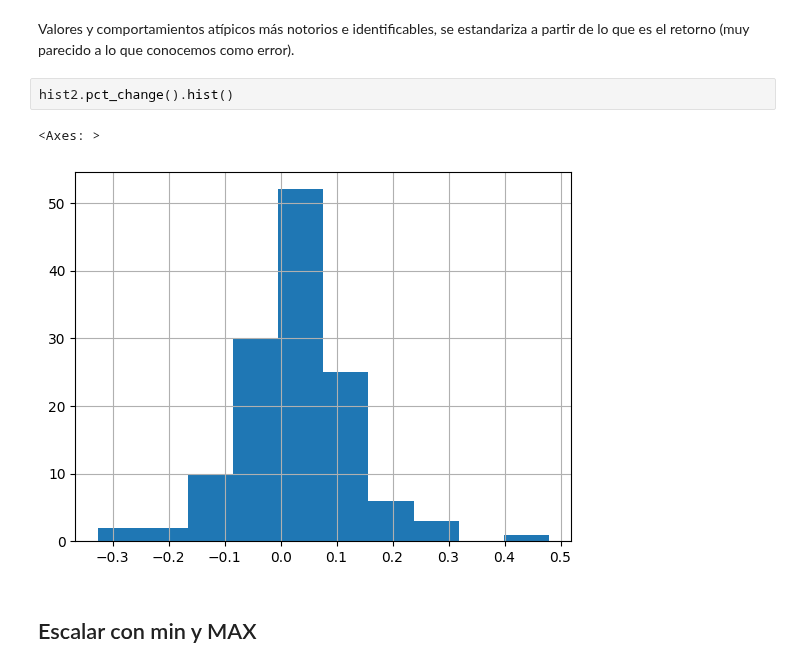
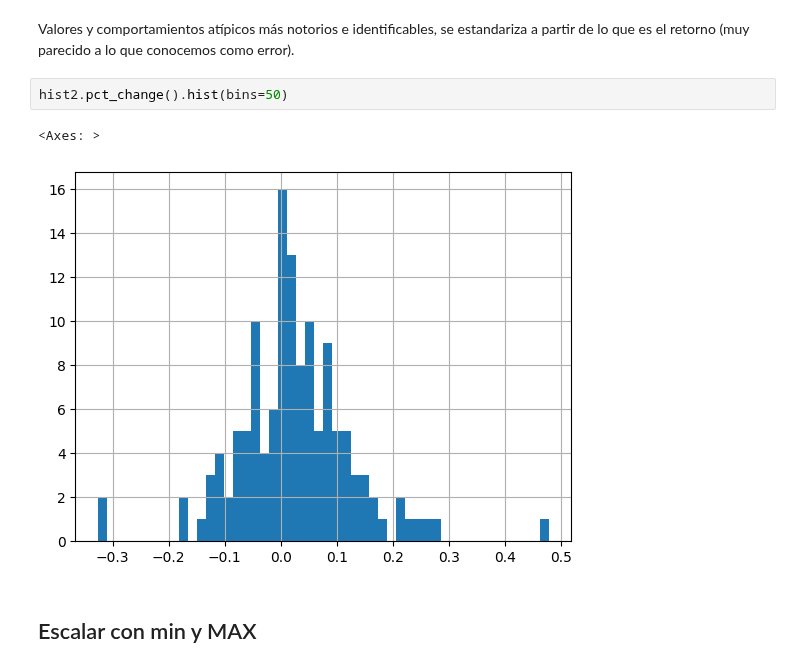
Before and after one commit to Michelleagl/Series_de_Tiempo, a Jupyter notebook: transformaciones_ajustes.ipynb, the cells around one changed output. Cells and saved outputs as stored; diff of their text form.

```diff
--- a/transformaciones_ajustes.ipynb
+++ b/transformaciones_ajustes.ipynb
@@ -103,10 +192,10 @@ hist2.pct_change().plot()
 # %% [markdown]
 Valores y comportamientos atípicos más notorios e identificables, se estandariza a partir de lo que es el retorno (muy parecido a lo que conocemos como error).
 # %%
-hist2.pct_change().hist()
+hist2.pct_change().hist(bins=50)
 # %% [output]
 <Axes: >
-[figure, old version]
+[figure, new version]
 # %% [markdown]
 ## Escalar con min y MAX
 # %%
```
Also changed, not shown: parts of 45 cells of this notebook.
